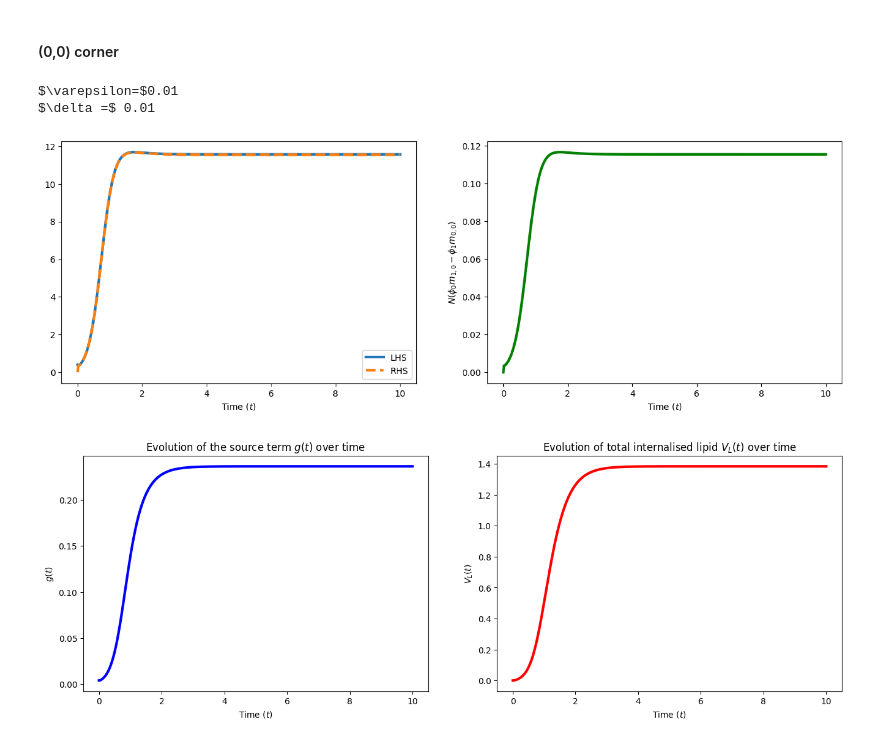
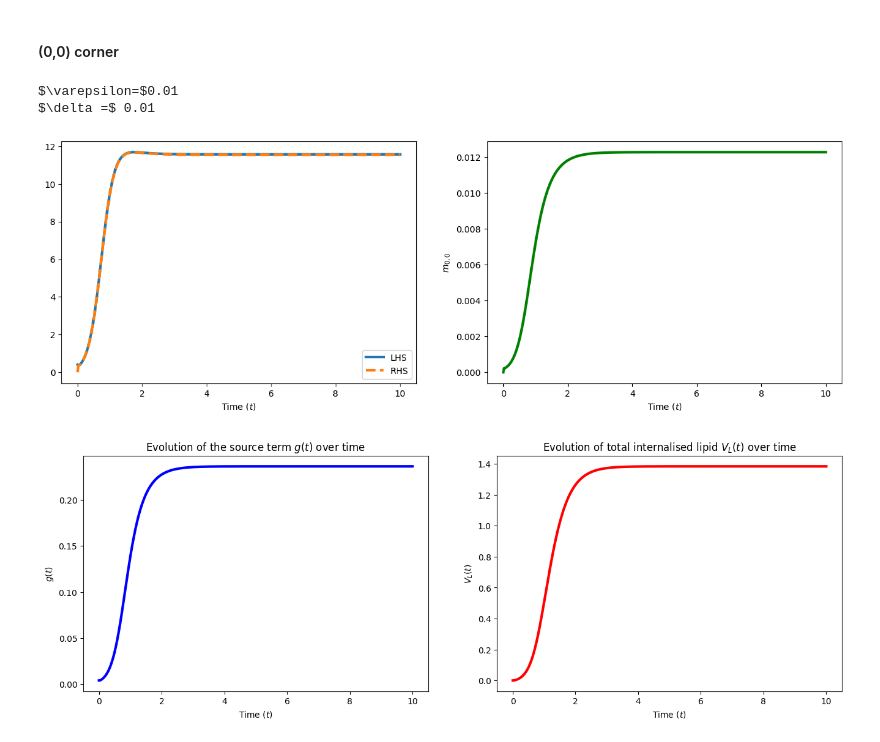
Before and after one commit to eleonoraagostinelli/VolumeFilling-Multiscale-Model, a Jupyter notebook: Discrete_SpaceStructure_Solver.ipynb, the cells around one changed output. Saved outputs shown, nothing was run; the diff lists cells and outputs as text; code cells hidden in the pictures.

```diff
--- a/Discrete_SpaceStructure_Solver.ipynb
+++ b/Discrete_SpaceStructure_Solver.ipynb
@@ -290,36 +290,36 @@ phi = model.compute_phi(U)
 continuum_BC = gt * phi[:,0] / p.beta
 
 # i=0, n=0
 lhs = p.M * gt * phi[:, 0] - p.N * p.kplus * model.n_decay[0] * phi[:, 0] * U[:, 0, 0]
 rhs = p.M**2 * (phi[:, 0] * U[:, 1, 0] - phi[:, 1] * U[:, 0, 0])
 
 diffusion = p.N * (phi[:, 0] * U[:, 1, 0] - phi[:, 1] * U[:, 0, 0])
 
 # # i=1
 # lhs = - p.N * p.kplus * model.n_decay[0] * phi[:, 1] * U[:, 1, 0]
 # rhs = p.M**2 * (phi[:, 1] * (U[:, 0, 0] + U[:, 2, 0]) - (phi[:, 2] + phi[:, 0]) * U[:, 1, 0])
 
 # # n=1
 # lhs =  p.N * p.kplus * phi[:, 0] * (model.n_decay[0] * U[:, 0, 0] - model.n_decay[1] * U[:, 0, 1] )
 # rhs = p.M**2 * (p.D_min + (1 - p.D_min)) * model.n_decay[1] * (phi[:, 0] * U[:, 1, 1] - phi[:, 1] * U[:, 0, 1])
 
 # Plot evolution of u_{0,0} compared to the evolution of the continuum BC
 axes[0].plot(sol.t, lhs, label="LHS", linewidth=3)
 axes[0].plot(sol.t, -rhs, label="RHS", linewidth=3, linestyle='--')
 print(r"$\varepsilon=$" + str(1/p.N))
 print(r"$\delta =$ " + str(1/p.M))
 axes[0].set_xlabel("Time ($t$)")
 axes[0].legend()
 
-axes[1].plot(sol.t, abs(diffusion), linewidth=3, color='green')
-axes[1].set_ylabel(r"$N(\phi_0 m_{1,0} - \phi_1 m_{0,0})$")
+axes[1].plot(sol.t, U[:, 0, 0], linewidth=3, color='green')
+axes[1].set_ylabel(r"$ m_{0,0}$")
 axes[1].set_xlabel("Time ($t$)")
 
 plt.show()
 # %% [output]
 $\varepsilon=$0.01
 $\delta =$ 0.01
-[figure, old version]
+[figure, new version]
 # %%
 # Plot g(t) the evolution of the source term over time
 fig, axes = plt.subplots(1, 2, figsize=(16, 5))
```
Also changed, not shown: parts of 4 cells of this notebook.
